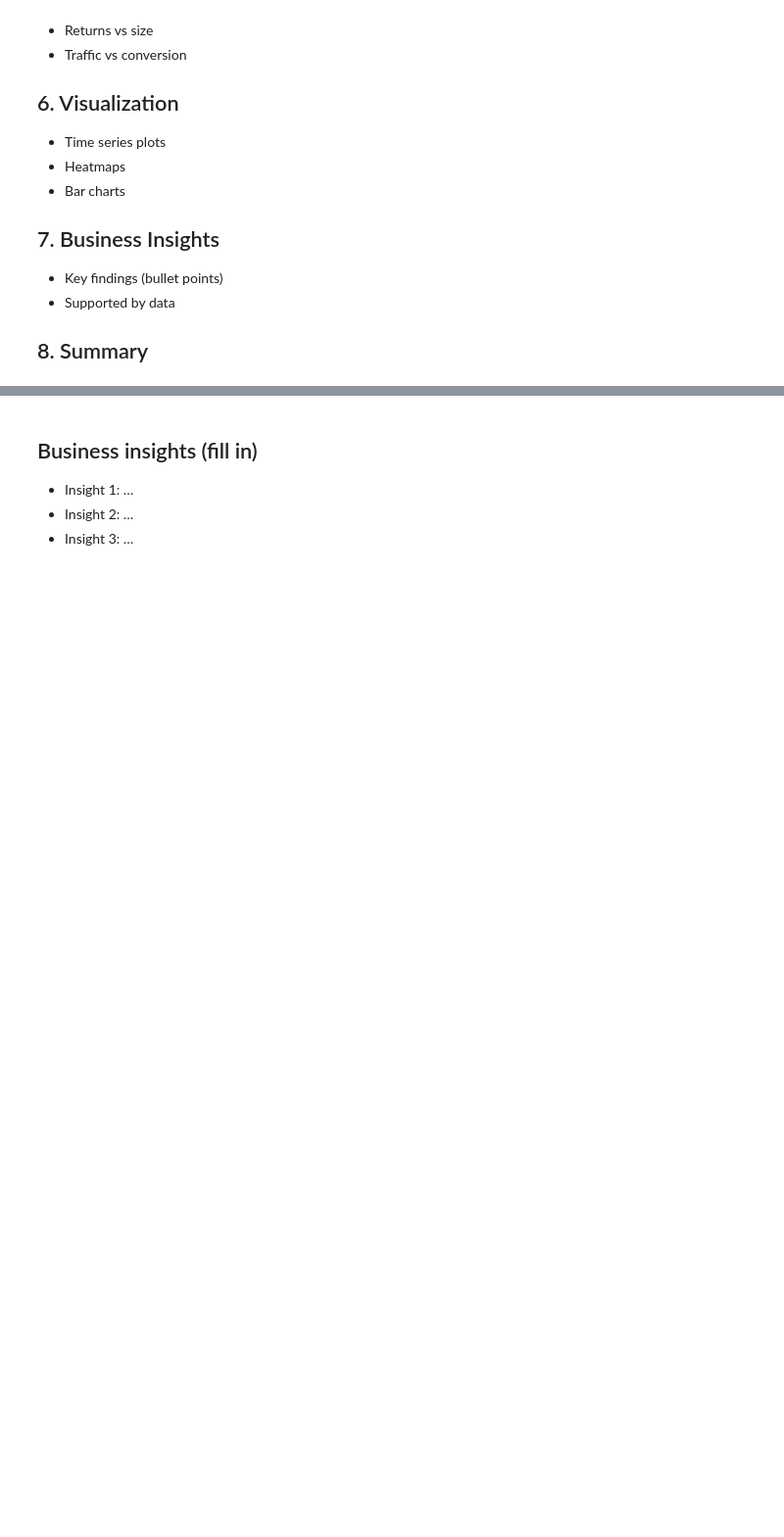
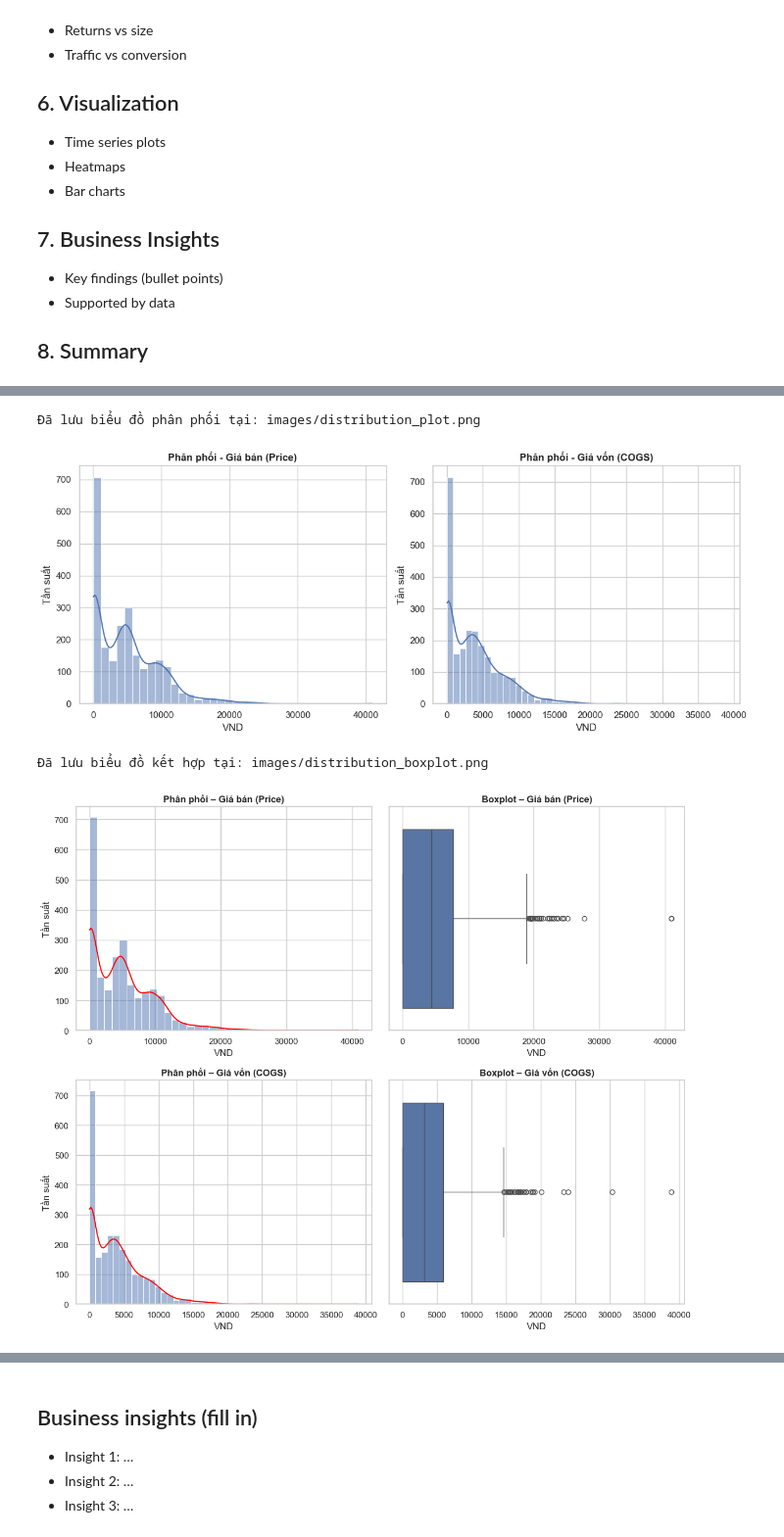
Before and after one commit to zintomvn/DATATHON-2026-VinUni, a Jupyter notebook: notebooks/01_eda.ipynb, the cells around one changed output, grey strips where cells are left out. Shown at 98% size. Cells and saved outputs as stored; diff of their text form; code cells hidden in the pictures; blank space fills up the shorter version.

```diff
--- a/notebooks/01_eda.ipynb
+++ b/notebooks/01_eda.ipynb
@@ -36,0 +230,79 @@
+# %%
+col_config = {
+    'price': {'title': 'Giá bán (Price)', 'xlabel': 'VND'},
+    'cogs':  {'title': 'Giá vốn (COGS)',  'xlabel': 'VND'}
+}
+
+# Danh sách các cột cần vẽ
+con_cols_names = ['price', 'cogs']
+
+# Hàm vẽ biểu đồ phân phối (Histogram + KDE) có tính năng lưu ảnh
+def plot_distribution(df, con_cols_names, save_path=None):
+    n = len(con_cols_names)
+
+    # Tự động tính số hàng, cột (grid)
+    cols = 2  # Chỉnh thành 2 vì chúng ta chỉ có 2 cột số chính
+    rows = math.ceil(n / cols)
+
+    plt.figure(figsize=(6 * cols, 5 * rows))
+
+    for i, col_name in enumerate(con_cols_names, 1):
+        cfg = col_config.get(col_name, {'title': col_name, 'xlabel': 'Giá trị'})
+        plt.subplot(rows, cols, i)
+        sns.histplot(df[col_name].dropna(), kde=True)
+        plt.title(f"Phân phối - {cfg['title']}", fontweight='bold')
+        plt.xlabel(cfg['xlabel'])
+        plt.ylabel("Tần suất")
+
+    plt.tight_layout()
+
+    # Lưu ảnh nếu có đường dẫn
+    if save_path:
+        plt.savefig(save_path, bbox_inches='tight', dpi=300)
+        print(f"Đã lưu biểu đồ phân phối tại: {save_path}")
+
+    plt.show()
+
+# Hàm vẽ kết hợp Distribution và Boxplot có tính năng lưu ảnh
+def plot_distribution_boxplot(df, con_cols_names, save_path=None):
+    n = len(con_cols_names)
+
+    plt.figure(figsize=(12, 5 * n))
+
+    for i, col_name in enumerate(con_cols_names):
+        cfg = col_config.get(col_name, {'title': col_name, 'xlabel': 'Giá trị'})
+
+        # Distribution plot
+        plt.subplot(n, 2, i * 2 + 1)
+        ax = sns.histplot(df[col_name].dropna(), kde=True)
+        ax.lines[0].set_color('red')
+        plt.title(f"Phân phối – {cfg['title']}", fontweight='bold')
+        plt.xlabel(cfg['xlabel'])
+        plt.ylabel('Tần suất')
+
+        # Box plot
+        plt.subplot(n, 2, i * 2 + 2)
+        sns.boxplot(x=df[col_name].dropna())
+        plt.title(f"Boxplot – {cfg['title']}", fontweight='bold')
+        plt.xlabel(cfg['xlabel'])
+
+    plt.tight_layout()
+
+    # Lưu ảnh nếu có đường dẫn
+    if save_path:
+        plt.savefig(save_path, bbox_inches='tight', dpi=300)
+        print(f"Đã lưu biểu đồ kết hợp tại: {save_path}")
+
+    plt.show()
+
+if not os.path.exists('images'):
+    os.makedirs('images')
+
+# Gọi hàm và truyền tên file muốn lưu (hỗ trợ .png, .jpg, .pdf...)
+plot_distribution(products_df, con_cols_names, save_path='images/distribution_plot.png')
+plot_distribution_boxplot(products_df, con_cols_names, save_path='images/distribution_boxplot.png')
+# %% [output]
+Đã lưu biểu đồ phân phối tại: images/distribution_plot.png
+[figure, added]
+Đã lưu biểu đồ kết hợp tại: images/distribution_boxplot.png
+[figure, added]
```
Also changed, not shown: parts of 92 cells of this notebook.
